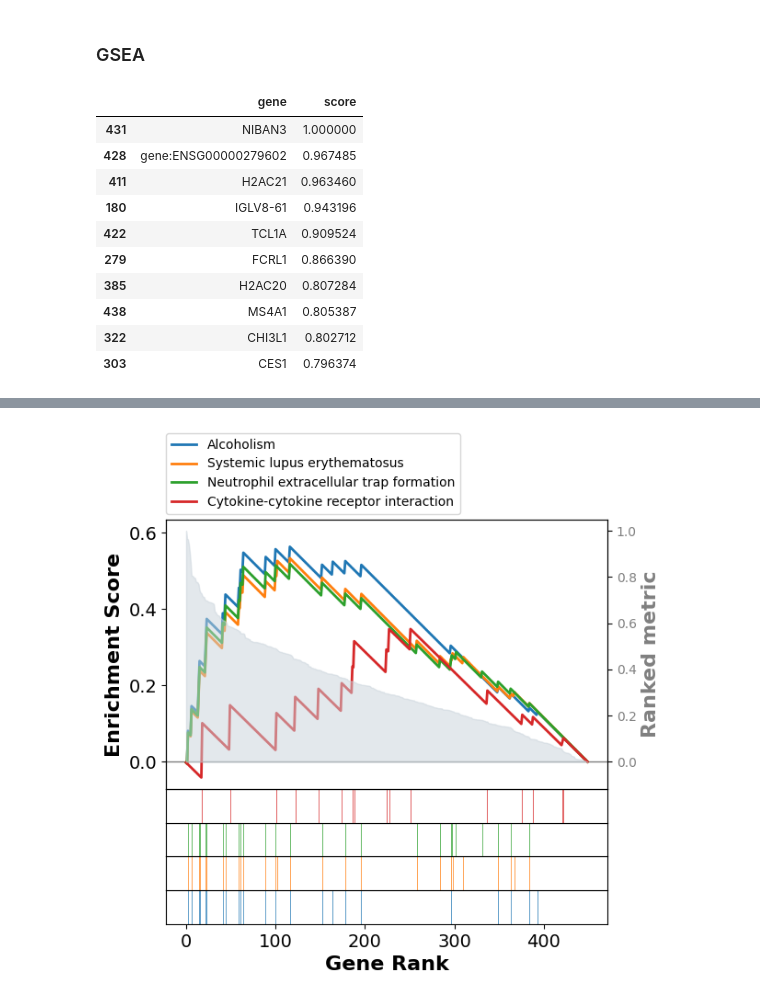
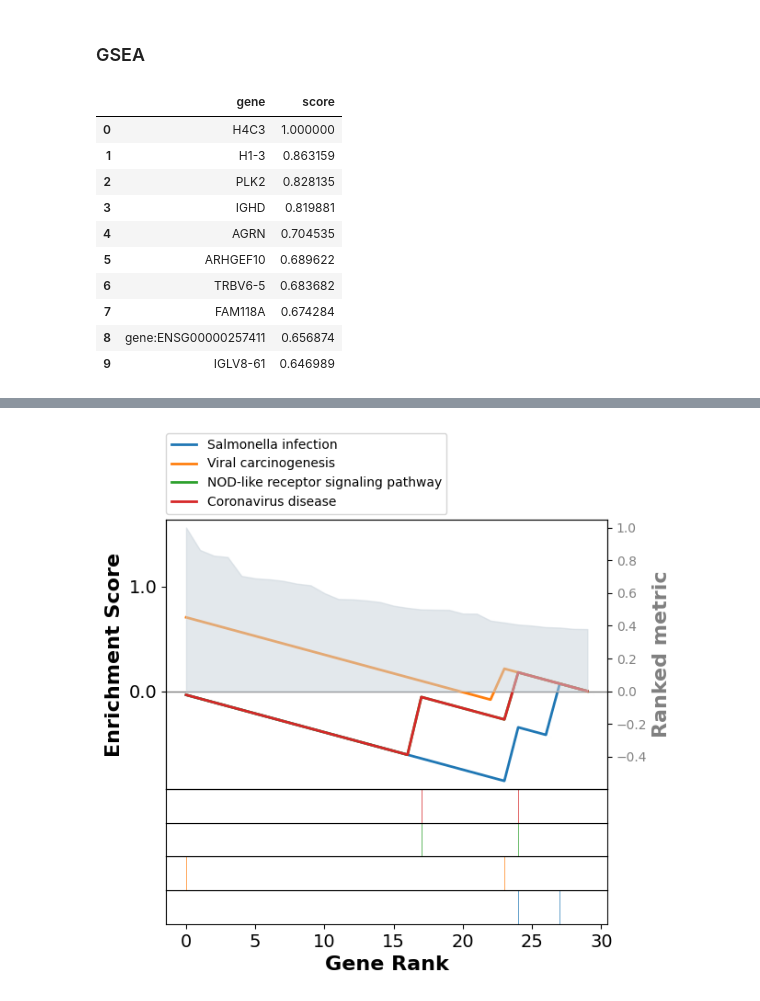
Before and after one commit to Kitiyaparnnn/MCI-AD, a Jupyter notebook: cnn_classifications.ipynb, the cells around one changed output, grey strips where cells are left out. Cells and saved outputs as stored; diff of their text form; code cells hidden in the pictures.

```diff
--- a/cnn_classifications.ipynb
+++ b/cnn_classifications.ipynb
@@ -710,0 +777,17 @@ plot_confusion_matrix_from_metrics(metrics_2D[0])
+# %%
+svm = pd.read_csv('biomarker_svm.csv').iloc[:30]
+cnn_1d = pd.read_csv('biomarker_1D.csv').iloc[:30]
+cnn_2d = pd.read_csv('biomarker_2D.csv').iloc[:30]
+
+set_svm = set(svm['gene_symbol'].tolist())
+set_cnn_1d = set(cnn_1d['gene_symbol'].tolist())
+set_cnn_2d = set(cnn_2d['gene_symbol'].tolist())
+print("SVM top 30 genes:", set_svm)
+print("CNN 1D top 30 genes:", set_cnn_1d)
+print("CNN 2D top 30 genes:", set_cnn_2d)
+overlap_genes = set_svm & set_cnn_1d & set_cnn_2d
+print("Overlapping genes in all three models:", overlap_genes)
+
+venn3(subsets=[set_svm, set_cnn_1d, set_cnn_2d], set_labels=('SVM', 'CNN 1D', 'CNN 2D'))
+plt.title("Venn Diagram of MCI-AD Gene Biomarkers")
+plt.show()
@@ -714,10 +803,9 @@ plot_confusion_matrix_from_metrics(metrics_2D[0])
 import gseapy as gp
 
 # Create a ranked list DataFrame
-ig_result = pd.read_csv('ig_aggregated_results_with_symbol.csv')
 ranked_df = pd.DataFrame({
-    "gene": ig_result['gene_symbol'],
-    "score": ig_result['ig_2d']
+    "gene": cnn_2d['gene_symbol'],
+    "score": cnn_2d['ig_2d']
 })
 
 # Sort by descending score (most important → least)
@@ -732,8 +820,8 @@ pre_res = gp.prerank(
     rnk="ranked_genes.rnk",
     gene_sets='KEGG_2021_Human',
     outdir='gsea_results',
-    min_size=15,
-    max_size=500,
+    min_size=2,
+    max_size=100,
     permutation_num=1000,
     seed=6,
     verbose=True
@@ -751,13 +839,13 @@ axs = pre_res.plot(terms=terms[1:5],
                   )
 # %% [output]
 |  | gene | score |
-| 431 | NIBAN3 | 1.000000 |
-| 428 | gene:ENSG00000279602 | 0.967485 |
-| 411 | H2AC21 | 0.963460 |
-| 180 | IGLV8-61 | 0.943196 |
-| 422 | TCL1A | 0.909524 |
-| 279 | FCRL1 | 0.866390 |
-| 385 | H2AC20 | 0.807284 |
-| 438 | MS4A1 | 0.805387 |
-| 322 | CHI3L1 | 0.802712 |
-| 303 | CES1 | 0.796374 |
+| 0 | H4C3 | 1.000000 |
+| 1 | H1-3 | 0.863159 |
+| 2 | PLK2 | 0.828135 |
+| 3 | IGHD | 0.819881 |
+| 4 | AGRN | 0.704535 |
+| 5 | ARHGEF10 | 0.689622 |
+| 6 | TRBV6-5 | 0.683682 |
+| 7 | FAM118A | 0.674284 |
+| 8 | gene:ENSG00000257411 | 0.656874 |
+| 9 | IGLV8-61 | 0.646989 |
@@ -776 +865 @@ axs = pre_res.plot(terms=terms[1:5],
-[figure, old version]
+[figure, new version]
```
Also changed, not shown: parts of 12 cells of this notebook, 6 other files.
